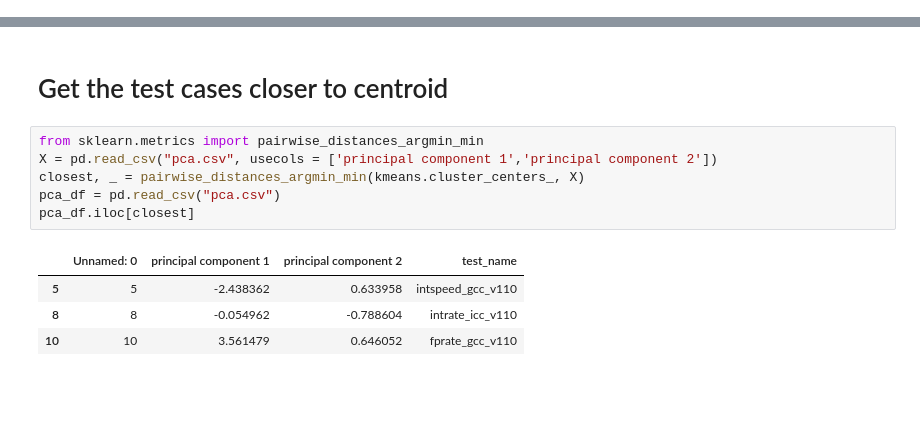
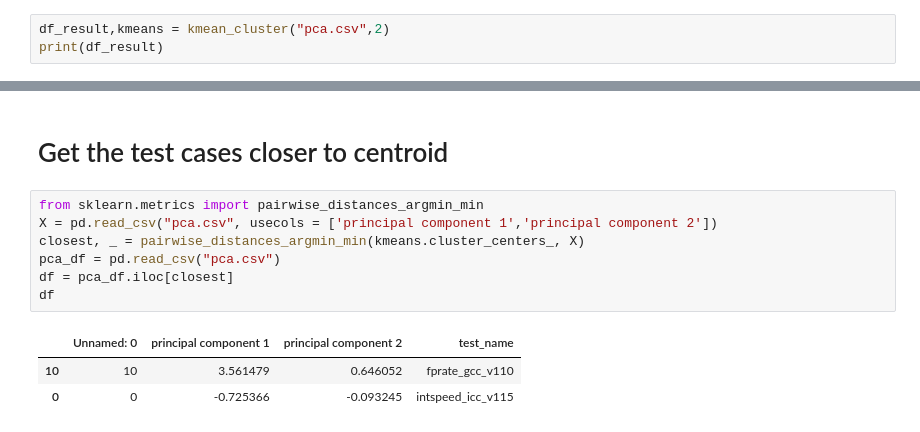
Before and after one commit to VictorRodriguez/doctorado, a Jupyter notebook: detector/main_pre_silicon.ipynb, the cells around one changed output, grey strips where cells are left out. Saved outputs shown, nothing was run; the diff lists cells and outputs as text; blank space fills up the shorter version.

```diff
--- a/detector/main_pre_silicon.ipynb
+++ b/detector/main_pre_silicon.ipynb
@@ -109,0 +103,3 @@ print(df_result)
+# %%
+df_result,kmeans = kmean_cluster("pca.csv",2)
+print(df_result)
@@ -112,11 +123,11 @@ print(df_result)
 # %%
 from sklearn.metrics import pairwise_distances_argmin_min
 X = pd.read_csv("pca.csv", usecols = ['principal component 1','principal component 2'])
 closest, _ = pairwise_distances_argmin_min(kmeans.cluster_centers_, X)
 pca_df = pd.read_csv("pca.csv")
-pca_df.iloc[closest]
+df = pca_df.iloc[closest]
+df
 # %% [output]
 |  | Unnamed: 0 | principal component 1 | principal component 2 | test_name |
-| 5 | 5 | -2.438362 | 0.633958 | intspeed_gcc_v110 |
-| 8 | 8 | -0.054962 | -0.788604 | intrate_icc_v110 |
 | 10 | 10 | 3.561479 | 0.646052 | fprate_gcc_v110 |
+| 0 | 0 | -0.725366 | -0.093245 | intspeed_icc_v115 |
```
Also changed, not shown: parts of 7 cells of this notebook, 13 other files.
